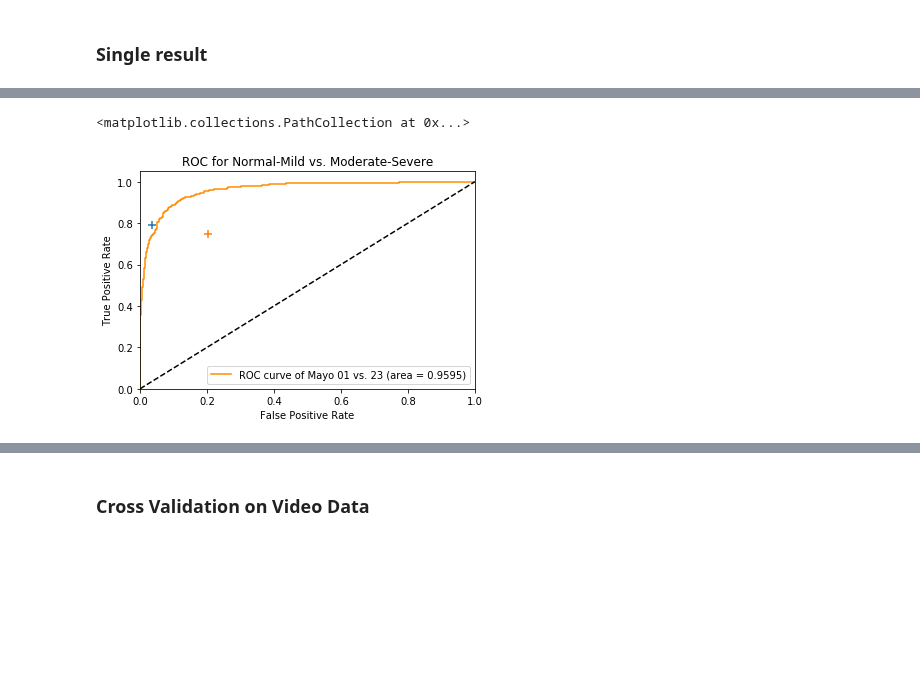
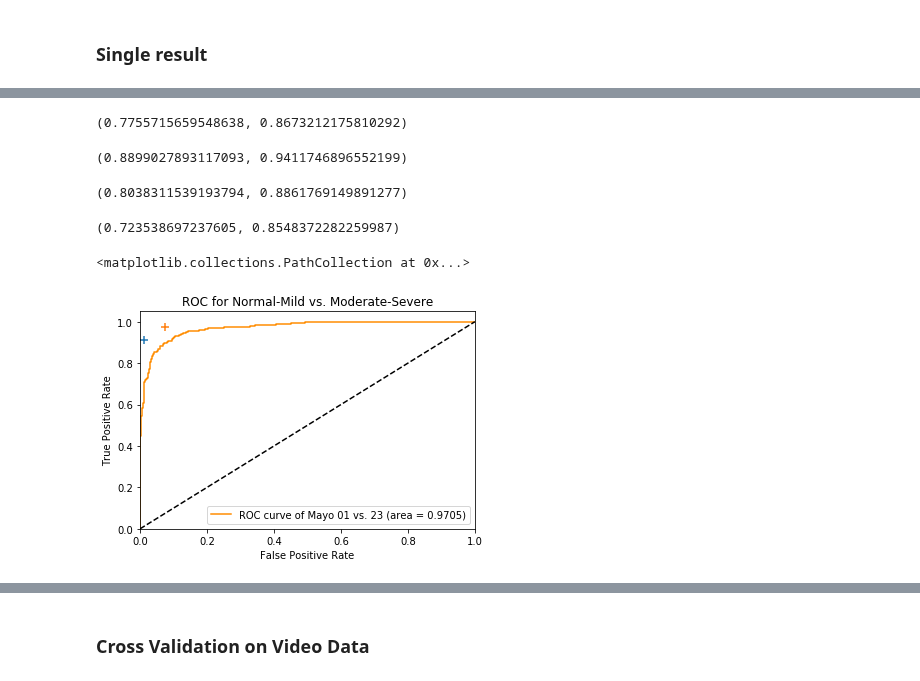
Before and after one commit to wenshuoliu/DLproj, a Jupyter notebook: UC_colonoscopy/phase3_adjudication.ipynb, the cells around one changed output, grey strips where cells are left out. Drawn from its saved outputs; the diff is of its cells as text; code cells hidden in the pictures; blank space fills up the shorter version.

```diff
--- a/UC_colonoscopy/phase3_adjudication.ipynb
+++ b/UC_colonoscopy/phase3_adjudication.ipynb
@@ -700,5 +714,5 @@ array([0.86261234, 0.85801092, 0.84547595, 0.84217488, 0.85860648,
 # %%
-tst_df = pd.read_csv(path+'CV_adjudication/tst_labels8.csv')
+tst_df = pd.read_csv(path+'CV_adjudication/tst_labels{}.csv'.format(tst_seed))
 tst_df = tst_df.reset_index(drop=True)
 tst_itr = validation_gen.flow_from_frame(data_path, tst_df, 'basefile', ['split0_123', 'split01_23', 'split012_3'],
                                      target_size=(256, 320), label_types = ['categorical']*3, batch_size=batch_size,
@@ -717 +735,7 @@ y = model.predict_generator(tst_itr, verbose=1)
+# %%
+y_preds = []
+for y in ys:
+    y_pred = np.concatenate([l[:, 1].reshape((l.shape[0], 1)) for l in y], axis=1)
+# %%
+y_pred_avg = np.mean(np.stack(y_preds, axis=0), axis=0)
 # %%
@@ -730,8 +748,36 @@ mayo_true.name = 'Mayo_true'
+# %%
+mayo_true = tst_df.adj_score
+mayo_true.name = 'Mayo_true'
+y_true = tst_df[['split0_123', 'split01_23', 'split012_3']].values
+rev1 = [1-sum((tst_df.Mayo_Rev1_Corrected<=1) & (tst_df.adj_score<=1))/sum(tst_df.adj_score<=1),
+        sum((tst_df.Mayo_Rev1_Corrected>=2) & (tst_df.adj_score>=2))/sum(tst_df.adj_score>=2)]
+rev2 = [1-sum((tst_df.Mayo_Rev2_Corrected<=1) & (tst_df.adj_score<=1))/sum(tst_df.adj_score<=1),
+        sum((tst_df.Mayo_Rev2_Corrected>=2) & (tst_df.adj_score>=2))/sum(tst_df.adj_score>=2)]
+# %%
+(cohen_kappa_score(mayo_pred_avg.values, mayo_true.values, weights='linear'),
+ cohen_kappa_score(mayo_pred_avg.values, mayo_true.values, weights='quadratic'))
+# %% [output]
+(0.7755715659548638, 0.8673212175810292)
+# %%
+(cohen_kappa_score(tst_df.Mayo_Rev1_Corrected.values, mayo_true.values, weights='linear'),
+ cohen_kappa_score(tst_df.Mayo_Rev1_Corrected.values, mayo_true.values, weights='quadratic'))
+# %% [output]
+(0.8899027893117093, 0.9411746896552199)
+# %%
+(cohen_kappa_score(tst_df.Mayo_Rev2_Corrected.values, mayo_true.values, weights='linear'),
+ cohen_kappa_score(tst_df.Mayo_Rev2_Corrected.values, mayo_true.values, weights='quadratic'))
+# %% [output]
+(0.8038311539193794, 0.8861769149891277)
+# %%
+(cohen_kappa_score(tst_df.Mayo_Rev1_Corrected.values, tst_df.Mayo_Rev2_Corrected.values, weights='linear'),
+ cohen_kappa_score(tst_df.Mayo_Rev1_Corrected.values, tst_df.Mayo_Rev2_Corrected.values, weights='quadratic'))
+# %% [output]
+(0.723538697237605, 0.8548372282259987)
 # %%
-plot_roc(y_pred[:, 1], y_true[:, 1], classes=['Mayo 01 vs. 23'], title='ROC for Normal-Mild vs. Moderate-Severe',
+plot_roc(y_pred_avg[:, 1], y_true[:, 1], classes=['Mayo 01 vs. 23'], title='ROC for Normal-Mild vs. Moderate-Severe',
          savefile = 'output/roc01_23.tiff')
 plt.scatter(*rev1, marker='+', s=50)
 plt.scatter(*rev2, marker='+', s=50)
 # %% [output]
 <matplotlib.collections.PathCollection at 0x...>
-[figure, old version]
+[figure, new version]
```
Also changed, not shown: parts of 27 cells of this notebook, 19 other files.
